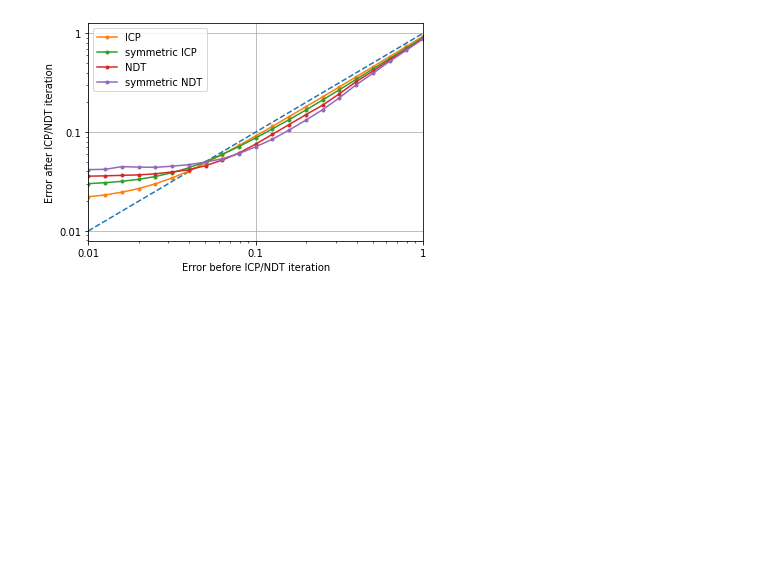
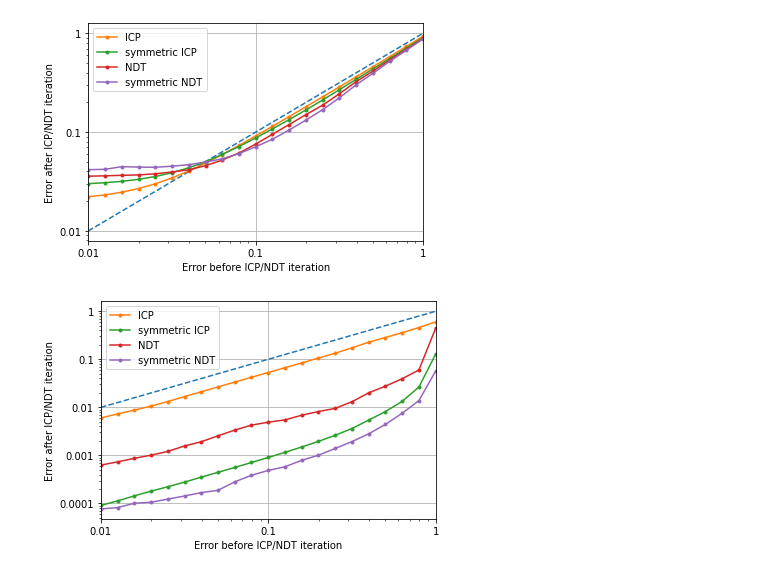
Before and after one commit to HuaTsai/Normal-Vector-NDT, a Jupyter notebook: src/sndt_exec/scripts/NDT and SNDT.ipynb, the cells around one changed output. Cells and saved outputs as stored; diff of their text form; code cells hidden in the pictures; blank space fills up the shorter version.

```diff
--- a/src/sndt_exec/scripts/NDT and SNDT.ipynb
+++ b/src/sndt_exec/scripts/NDT and SNDT.ipynb
@@ -588,3 +588,12 @@ y7 = np.array([0.041675, 0.042003, 0.044684, 0.044233, 0.044004, 0.045155, 0.046
 converge(x, y1, y3, y5, y7)
 # %% [output]
 [figure]
+# %%
+x = np.array([0.010000, 0.012589, 0.015849, 0.019953, 0.025119, 0.031623, 0.039811, 0.050119, 0.063096, 0.079433, 0.100000, 0.125893, 0.158489, 0.199526, 0.251189, 0.316228, 0.398107, 0.501187, 0.630957, 0.794328, 1.000000, ])
+y1 = np.array([0.006003, 0.007308, 0.008767, 0.010617, 0.013204, 0.016701, 0.021104, 0.026617, 0.033534, 0.042125, 0.053044, 0.066822, 0.084052, 0.106017, 0.133612, 0.172834, 0.226828, 0.283954, 0.357692, 0.457627, 0.598856, ])
+y3 = np.array([0.000091, 0.000113, 0.000144, 0.000180, 0.000223, 0.000278, 0.000353, 0.000445, 0.000561, 0.000712, 0.000907, 0.001159, 0.001495, 0.001958, 0.002619, 0.003627, 0.005426, 0.008173, 0.013309, 0.026434, 0.127482, ])
+y5 = np.array([0.000628, 0.000734, 0.000869, 0.001011, 0.001210, 0.001572, 0.001925, 0.002559, 0.003355, 0.004271, 0.004906, 0.005477, 0.006862, 0.008177, 0.009517, 0.013086, 0.020013, 0.027598, 0.039376, 0.059932, 0.440609, ])
+y7 = np.array([0.000077, 0.000082, 0.000101, 0.000106, 0.000123, 0.000143, 0.000168, 0.000188, 0.000282, 0.000386, 0.000486, 0.000581, 0.000790, 0.001011, 0.001394, 0.001938, 0.002811, 0.004417, 0.007523, 0.013816, 0.056623, ])
+converge(x, y1, y3, y5, y7)
+# %% [output]
+[figure, added]
```
Also changed, not shown: parts of 4 cells of this notebook, 20 other files.
